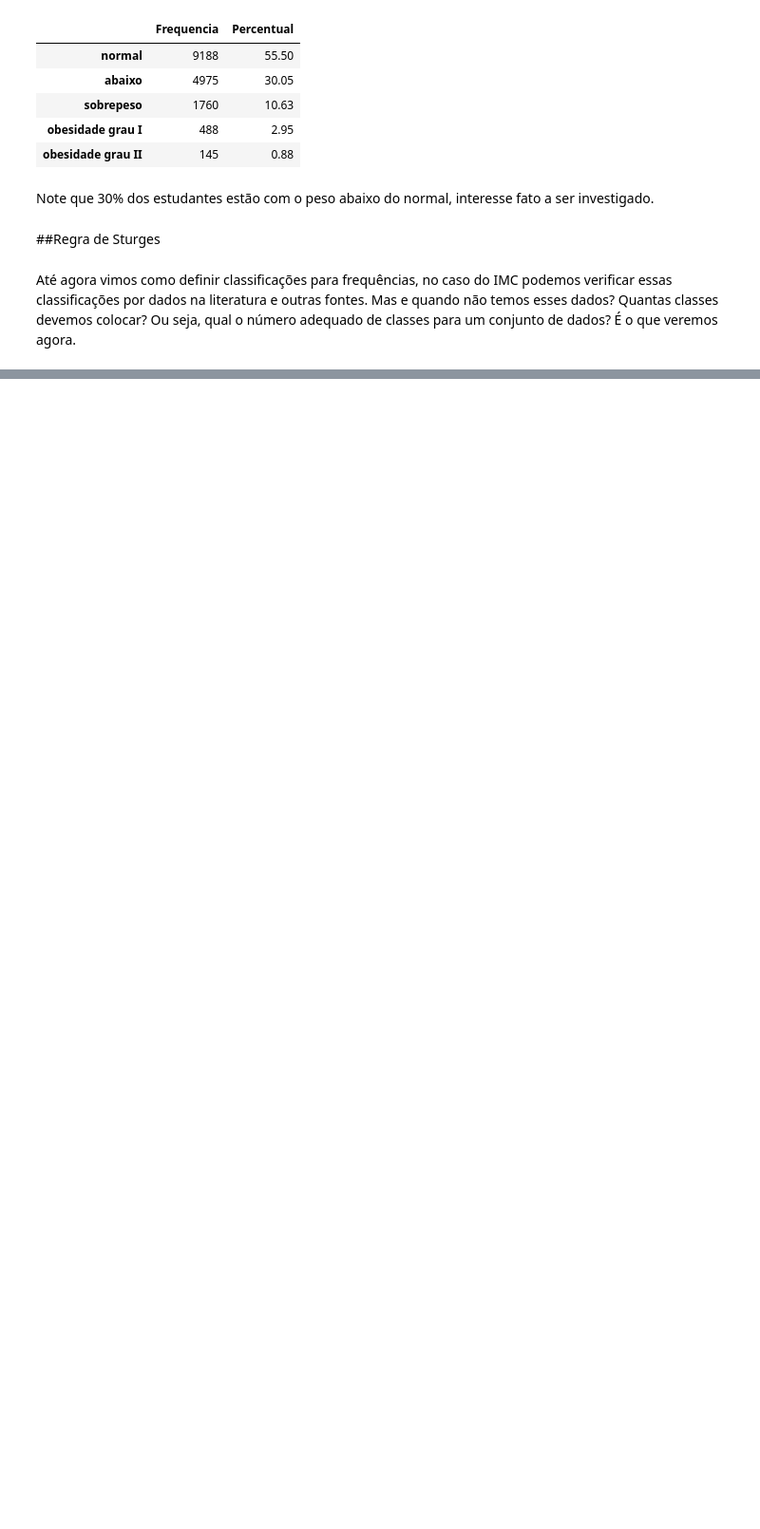
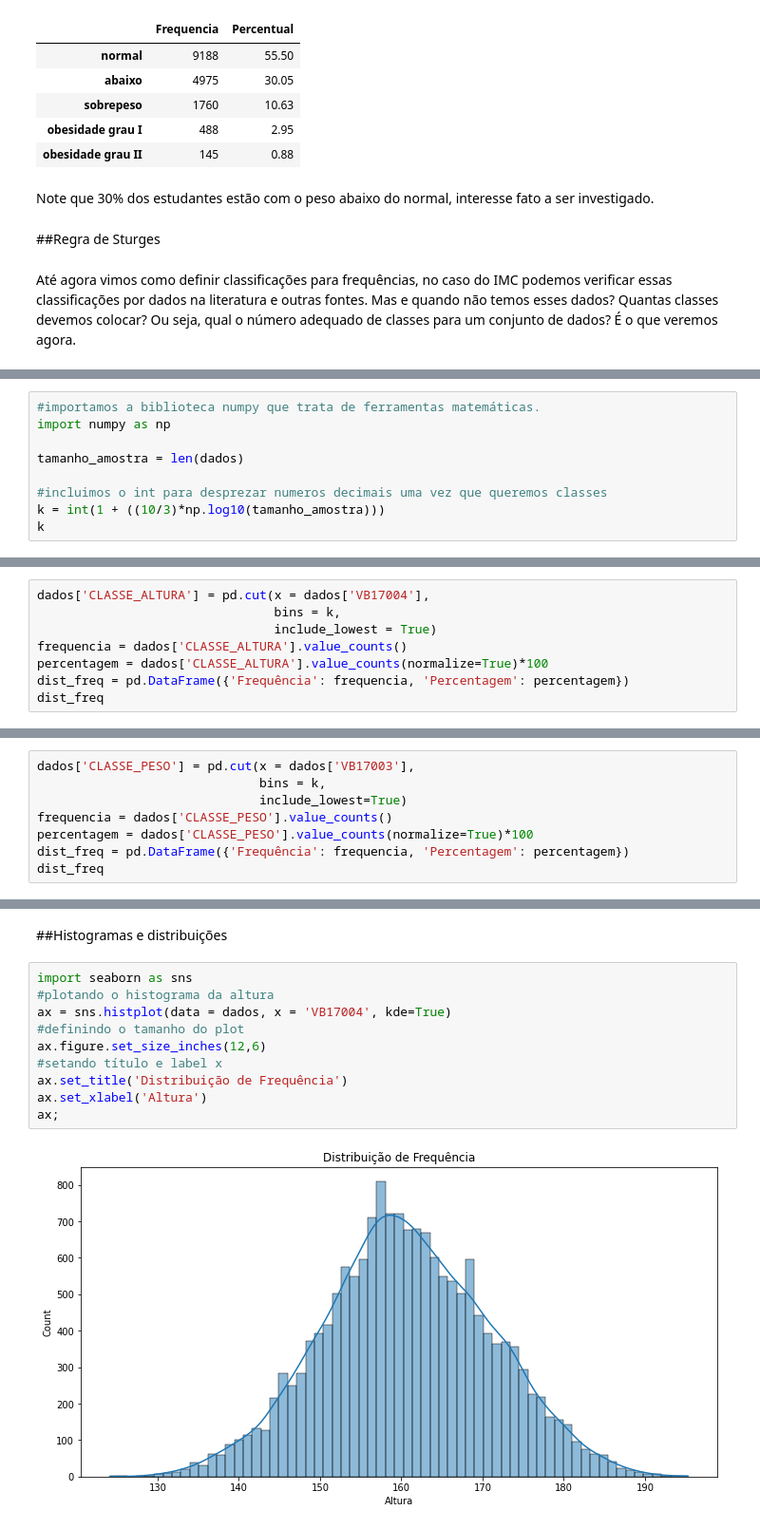
Before and after one commit to AdamStamm/bootcamp_alura, a Jupyter notebook: Notebooks/Bootcamp_Data_Science_Modulo_3.ipynb, the cells around one changed output, grey strips where cells are left out. Shown at 95% size. Cells and saved outputs as stored; diff of their text form; blank space fills up the shorter version.

```diff
--- a/Notebooks/Bootcamp_Data_Science_Modulo_3.ipynb
+++ b/Notebooks/Bootcamp_Data_Science_Modulo_3.ipynb
@@ -501,0 +530,9 @@ Até agora vimos como definir classificações para frequências, no caso do IMC
+# %%
+#importamos a biblioteca numpy que trata de ferramentas matemáticas.
+import numpy as np
+
+tamanho_amostra = len(dados)
+
+#incluimos o int para desprezar numeros decimais uma vez que queremos classes
+k = int(1 + ((10/3)*np.log10(tamanho_amostra)))
+k
@@ -501,0 +543,8 @@ Até agora vimos como definir classificações para frequências, no caso do IMC
+# %%
+dados['CLASSE_ALTURA'] = pd.cut(x = dados['VB17004'],
+                                bins = k,
+                                include_lowest = True)
+frequencia = dados['CLASSE_ALTURA'].value_counts()
+percentagem = dados['CLASSE_ALTURA'].value_counts(normalize=True)*100
+dist_freq = pd.DataFrame({'Frequência': frequencia, 'Percentagem': percentagem})
+dist_freq
@@ -501,0 +572,8 @@ Até agora vimos como definir classificações para frequências, no caso do IMC
+# %%
+dados['CLASSE_PESO'] = pd.cut(x = dados['VB17003'],
+                              bins = k,
+                              include_lowest=True)
+frequencia = dados['CLASSE_PESO'].value_counts()
+percentagem = dados['CLASSE_PESO'].value_counts(normalize=True)*100
+dist_freq = pd.DataFrame({'Frequência': frequencia, 'Percentagem': percentagem})
+dist_freq
@@ -501,0 +778,14 @@ Até agora vimos como definir classificações para frequências, no caso do IMC
+# %% [markdown]
+##Histogramas e distribuições
+# %%
+import seaborn as sns
+#plotando o histograma da altura
+ax = sns.histplot(data = dados, x = 'VB17004', kde=True)
+#definindo o tamanho do plot
+ax.figure.set_size_inches(12,6)
+#setando título e label x
+ax.set_title('Distribuição de Frequência')
+ax.set_xlabel('Altura')
+ax;
+# %% [output]
+[figure, added]
```
Also changed, not shown: parts of 73 cells of this notebook.
